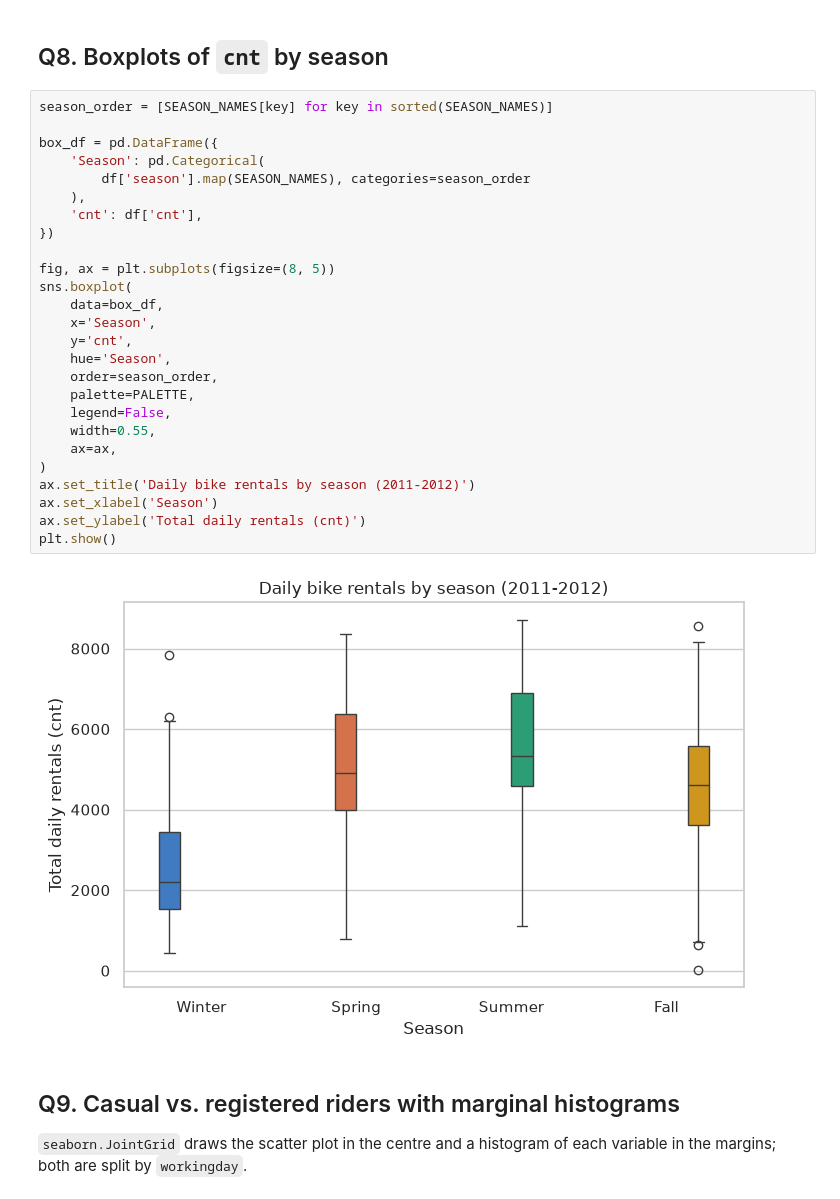
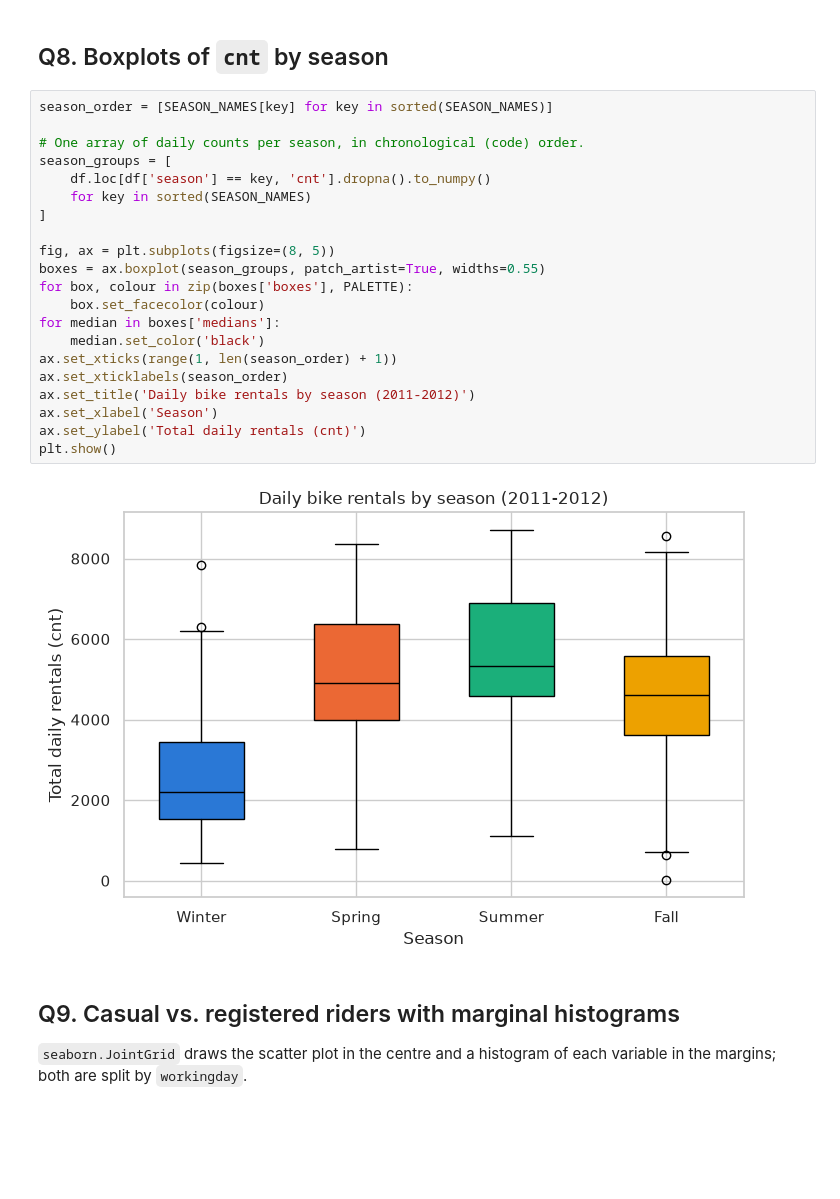
Before and after one commit to anniesherwood04-web/annie-repo, a Jupyter notebook: Sherwood_Annie_HW5.ipynb, the cells around one changed output. Cells and saved outputs as stored; diff of their text form; blank space fills up the shorter version.

```diff
--- a/Sherwood_Annie_HW5.ipynb
+++ b/Sherwood_Annie_HW5.ipynb
@@ -391,31 +397,26 @@ plt.show()
 # %%
 season_order = [SEASON_NAMES[key] for key in sorted(SEASON_NAMES)]
 
-box_df = pd.DataFrame({
-    'Season': pd.Categorical(
-        df['season'].map(SEASON_NAMES), categories=season_order
-    ),
-    'cnt': df['cnt'],
-})
+# One array of daily counts per season, in chronological (code) order.
+season_groups = [
+    df.loc[df['season'] == key, 'cnt'].dropna().to_numpy()
+    for key in sorted(SEASON_NAMES)
+]
 
 fig, ax = plt.subplots(figsize=(8, 5))
-sns.boxplot(
-    data=box_df,
-    x='Season',
-    y='cnt',
-    hue='Season',
-    order=season_order,
-    palette=PALETTE,
-    legend=False,
-    width=0.55,
-    ax=ax,
-)
+boxes = ax.boxplot(season_groups, patch_artist=True, widths=0.55)
+for box, colour in zip(boxes['boxes'], PALETTE):
+    box.set_facecolor(colour)
+for median in boxes['medians']:
+    median.set_color('black')
+ax.set_xticks(range(1, len(season_order) + 1))
+ax.set_xticklabels(season_order)
 ax.set_title('Daily bike rentals by season (2011-2012)')
 ax.set_xlabel('Season')
 ax.set_ylabel('Total daily rentals (cnt)')
 plt.show()
 # %% [output]
-[figure, old version]
+[figure, new version]
 # %% [markdown]
 ## Q9. Casual vs. registered riders with marginal histograms
 
```
Also changed, not shown: parts of 3 cells of this notebook.
